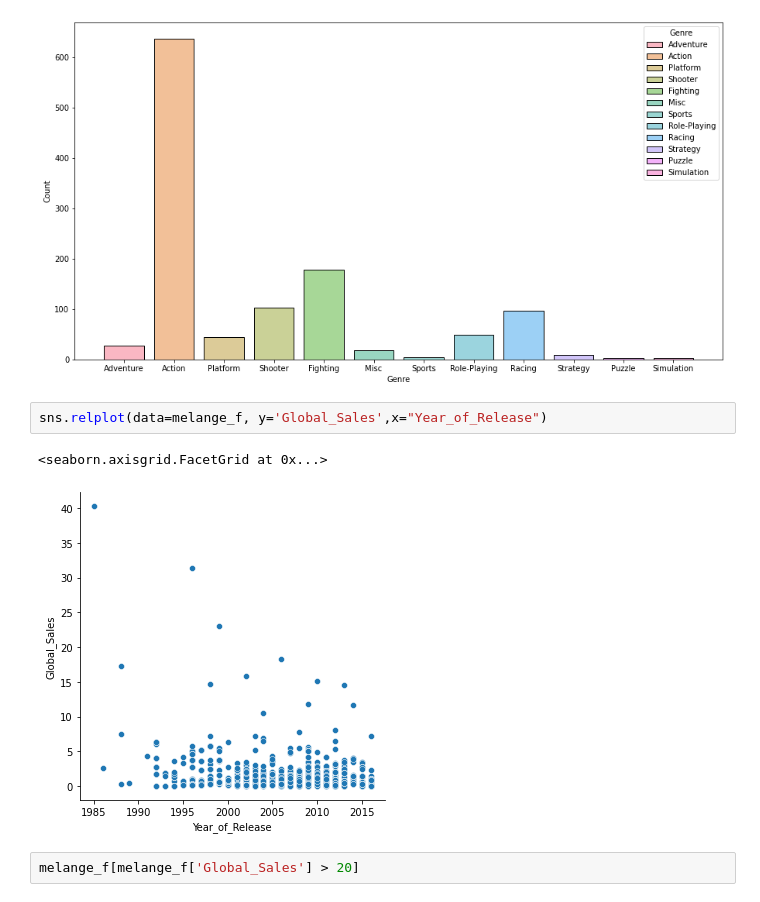
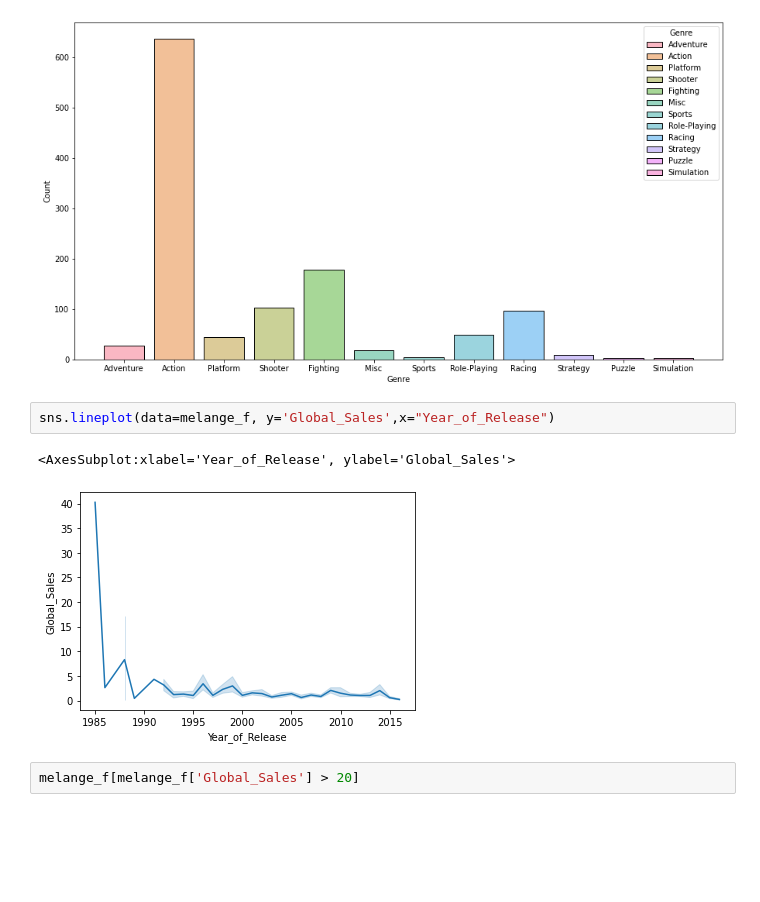
Before and after one commit to Leadersheepy/h3-hitema, a Jupyter notebook: DevoirVendredi/JeuVideoEtFilm.ipynb, the cells around one changed output. Cells and saved outputs as stored; diff of their text form; blank space fills up the shorter version.

```diff
--- a/DevoirVendredi/JeuVideoEtFilm.ipynb
+++ b/DevoirVendredi/JeuVideoEtFilm.ipynb
@@ -139,10 +139,10 @@ sns.histplot(x='Genre', data = melange_f, hue="Genre",shrink=0.8)
 <AxesSubplot:xlabel='Genre', ylabel='Count'>
 [figure]
 # %%
-sns.relplot(data=melange_f, y='Global_Sales',x="Year_of_Release")
+sns.lineplot(data=melange_f, y='Global_Sales',x="Year_of_Release")
 # %% [output]
-<seaborn.axisgrid.FacetGrid at 0x...>
+<AxesSubplot:xlabel='Year_of_Release', ylabel='Global_Sales'>
-[figure, old version]
+[figure, new version]
 # %%
 melange_f[melange_f['Global_Sales'] > 20]
 # %% [output]
```
Also changed, not shown: parts of 16 cells of this notebook.
